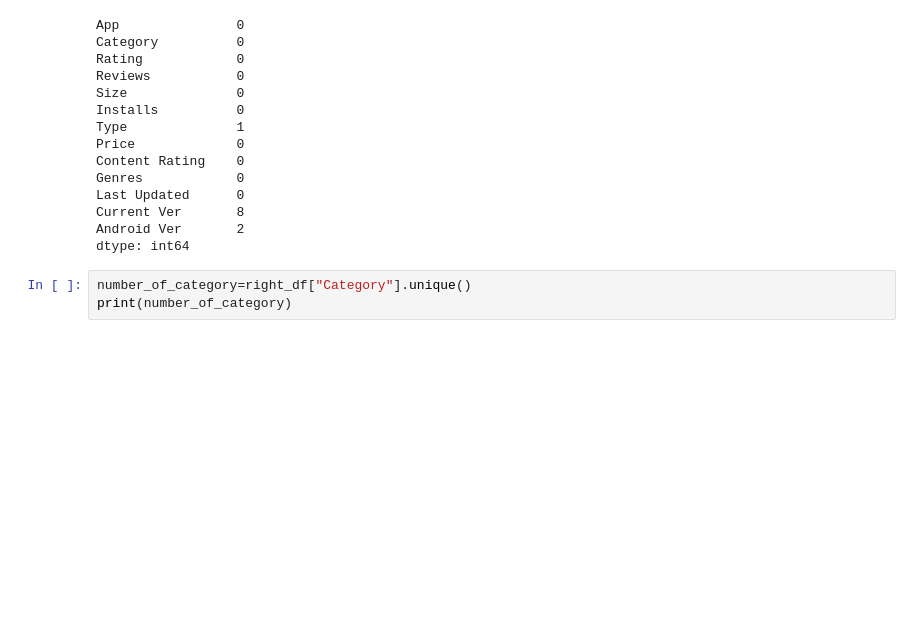
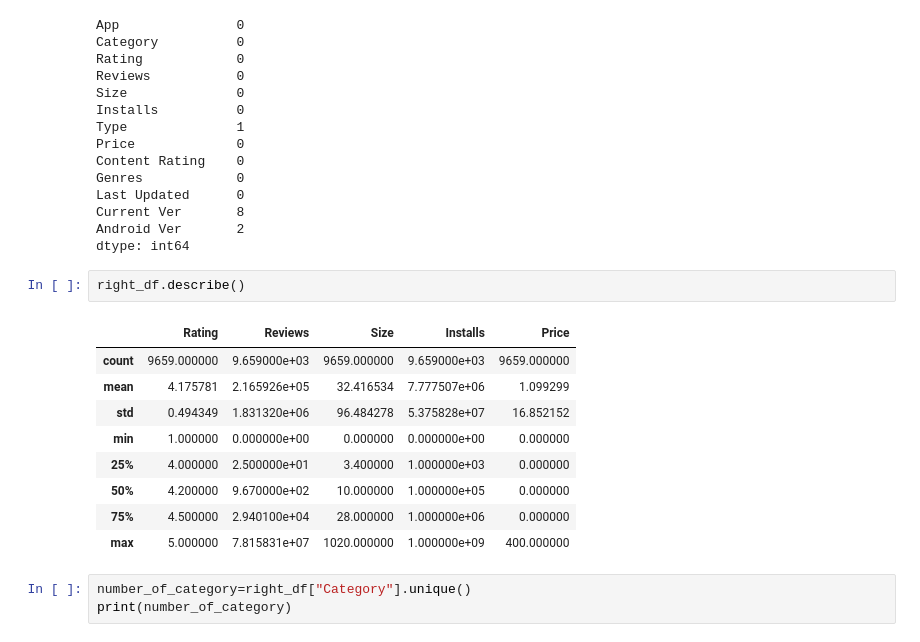
Before and after one commit to Navjotkhatri/EDA-Play-Store-App-Review-Analysis, a Jupyter notebook: EDA_Play_Store_App_Review_Analysis_Capstone_Project.ipynb, the cells around one changed output. Drawn from its saved outputs; the diff is of its cells as text; blank space fills up the shorter version.

```diff
--- a/EDA_Play_Store_App_Review_Analysis_Capstone_Project.ipynb
+++ b/EDA_Play_Store_App_Review_Analysis_Capstone_Project.ipynb
@@ -258,6 +272,18 @@ Last Updated      0
 Current Ver       8
 Android Ver       2
 dtype: int64
+# %%
+right_df.describe()
+# %% [output]
+|  | Rating | Reviews | Size | Installs | Price |
+| count | 9659.000000 | 9.659000e+03 | 9659.000000 | 9.659000e+03 | 9659.000000 |
+| mean | 4.175781 | 2.165926e+05 | 32.416534 | 7.777507e+06 | 1.099299 |
+| std | 0.494349 | 1.831320e+06 | 96.484278 | 5.375828e+07 | 16.852152 |
+| min | 1.000000 | 0.000000e+00 | 0.000000 | 0.000000e+00 | 0.000000 |
+| 25% | 4.000000 | 2.500000e+01 | 3.400000 | 1.000000e+03 | 0.000000 |
+| 50% | 4.200000 | 9.670000e+02 | 10.000000 | 1.000000e+05 | 0.000000 |
+| 75% | 4.500000 | 2.940100e+04 | 28.000000 | 1.000000e+06 | 0.000000 |
+| max | 5.000000 | 7.815831e+07 | 1020.000000 | 1.000000e+09 | 400.000000 |
 # %%
 number_of_category=right_df["Category"].unique()
 print(number_of_category)
```
Also changed, not shown: parts of 13 cells of this notebook.
